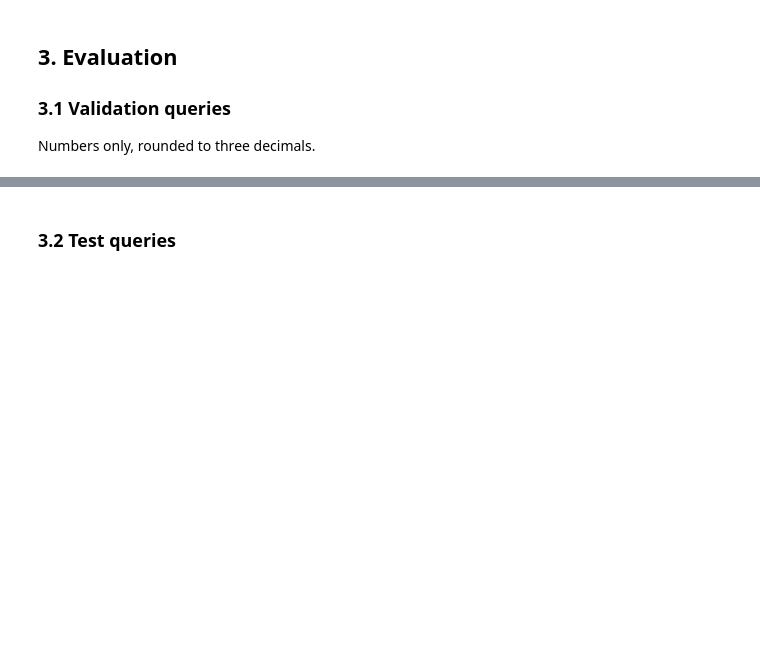
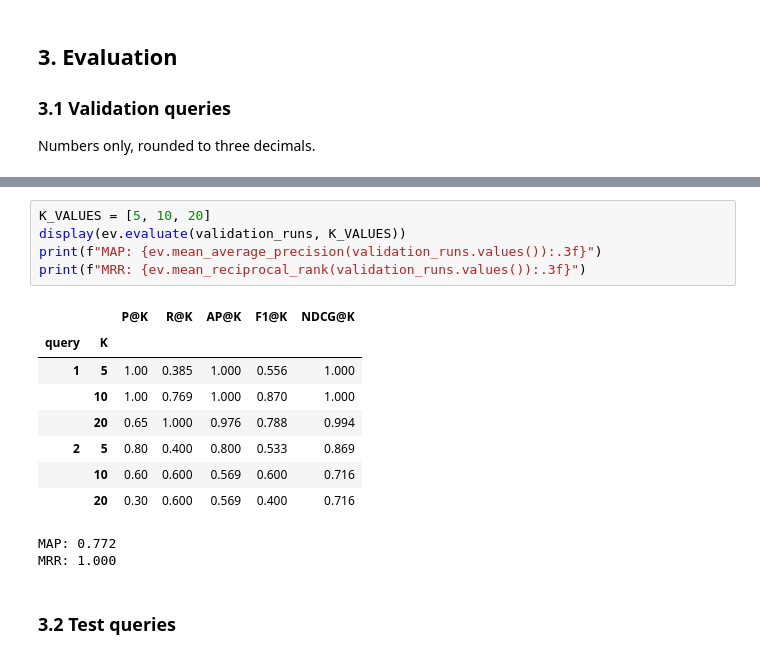
Before and after one commit to uripont/urban-outfinders, a Jupyter notebook: notebooks/part_2.ipynb, the cells around one changed output, grey strips where cells are left out. Saved outputs shown, nothing was run; the diff lists cells and outputs as text; blank space fills up the shorter version.

```diff
--- a/notebooks/part_2.ipynb
+++ b/notebooks/part_2.ipynb
@@ -487,2 +336,18 @@ MRR : 1.0
+# %%
+K_VALUES = [5, 10, 20]
+display(ev.evaluate(validation_runs, K_VALUES))
+print(f"MAP: {ev.mean_average_precision(validation_runs.values()):.3f}")
+print(f"MRR: {ev.mean_reciprocal_rank(validation_runs.values()):.3f}")
+# %% [output]
+|  |  | P@K | R@K | AP@K | F1@K | NDCG@K |
+| query | K |  |  |  |  |  |
+| 1 | 5 | 1.00 | 0.385 | 1.000 | 0.556 | 1.000 |
+|  | 10 | 1.00 | 0.769 | 1.000 | 0.870 | 1.000 |
+|  | 20 | 0.65 | 1.000 | 0.976 | 0.788 | 0.994 |
+| 2 | 5 | 0.80 | 0.400 | 0.800 | 0.533 | 0.869 |
+|  | 10 | 0.60 | 0.600 | 0.569 | 0.600 | 0.716 |
+|  | 20 | 0.30 | 0.600 | 0.569 | 0.400 | 0.716 |
+MAP: 0.772
+MRR: 1.000
 # %% [markdown]
 ### 3.2 Test queries
```
Also changed, not shown: parts of 12 cells of this notebook, 3 other files.
